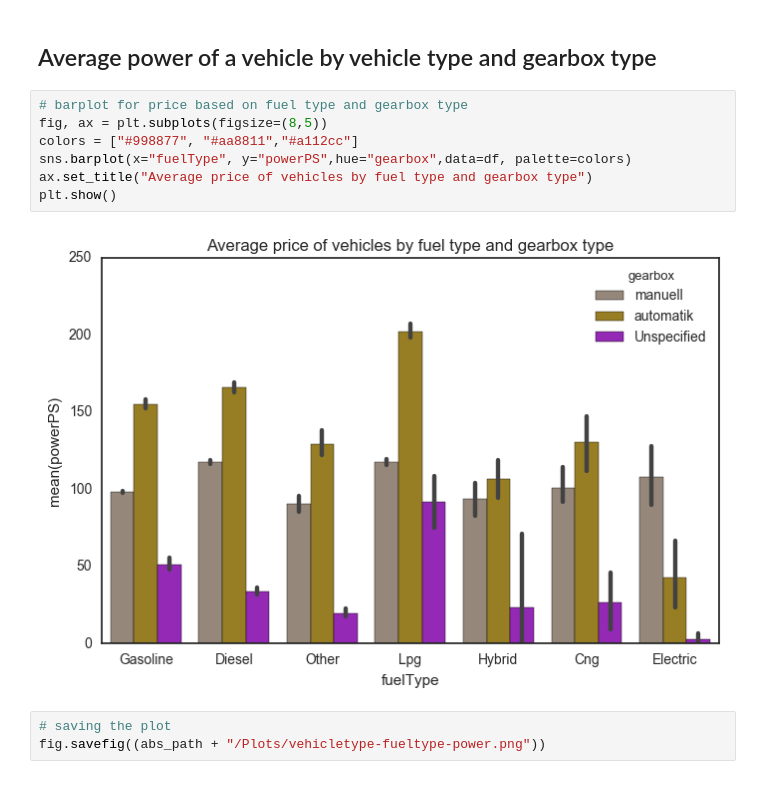
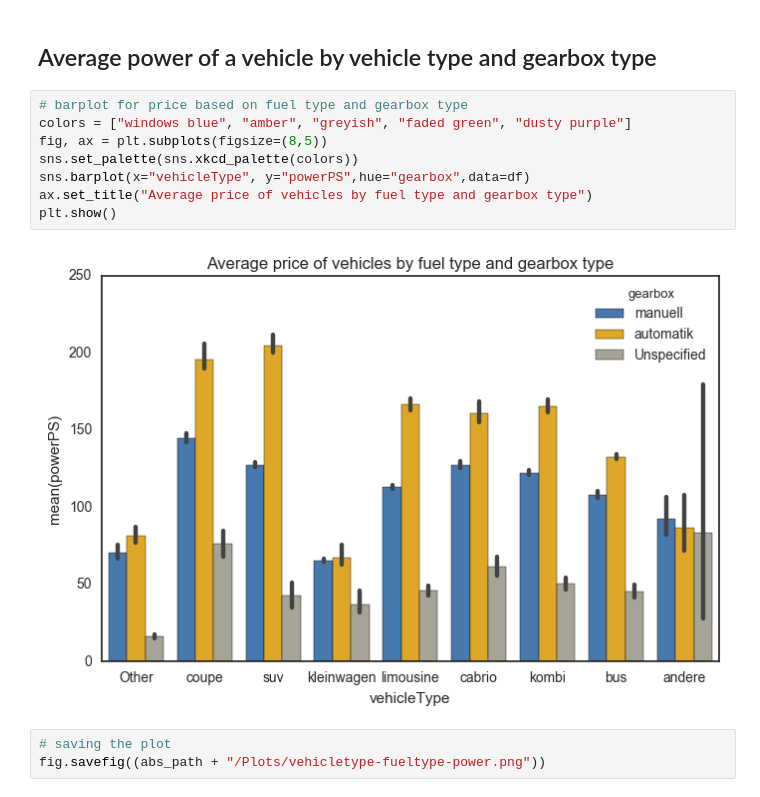
Before and after one commit to ajaymache/data-analysis-using-python, a Jupyter notebook: DAUP-Project/Analysis3/Analysis3.ipynb, the cells around one changed output. Cells and saved outputs as stored; diff of their text form.

```diff
--- a/DAUP-Project/Analysis3/Analysis3.ipynb
+++ b/DAUP-Project/Analysis3/Analysis3.ipynb
@@ -43,13 +43,14 @@ fig.savefig((abs_path + "/Plots/vehicletype-fueltype-price.png"))
 ## Average power of a vehicle by vehicle type and gearbox type
 # %%
 # barplot for price based on fuel type and gearbox type
+colors = ["windows blue", "amber", "greyish", "faded green", "dusty purple"]
 fig, ax = plt.subplots(figsize=(8,5))
-colors = ["#998877", "#aa8811","#a112cc"]
-sns.barplot(x="fuelType", y="powerPS",hue="gearbox",data=df, palette=colors)
+sns.set_palette(sns.xkcd_palette(colors))
+sns.barplot(x="vehicleType", y="powerPS",hue="gearbox",data=df)
 ax.set_title("Average price of vehicles by fuel type and gearbox type")
 plt.show()
 # %% [output]
-[figure, old version]
+[figure, new version]
 # %%
 # saving the plot
 fig.savefig((abs_path + "/Plots/vehicletype-fueltype-power.png"))
```
Also changed, not shown: 25 other files.
